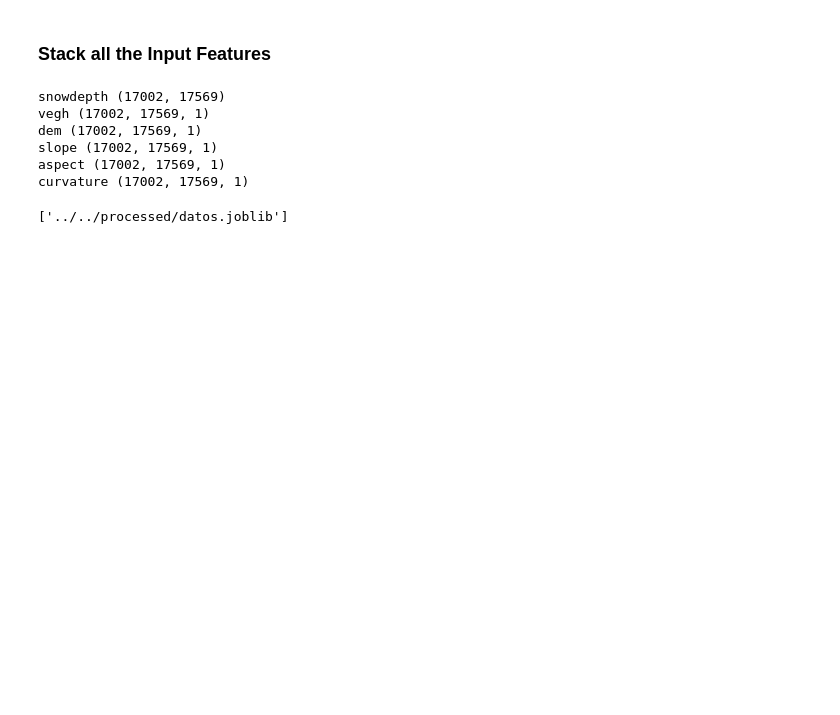
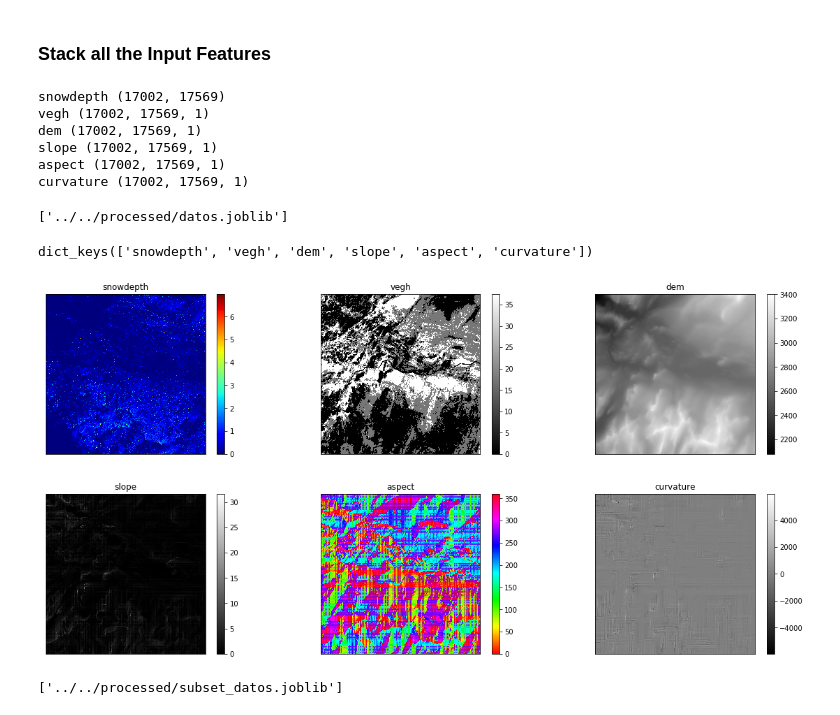
Before and after one commit to geohackweek/ghw2019_deepstac, a Jupyter notebook: notebooks/jag/01b_data_loader_netcdf.ipynb, the cells around one changed output. Drawn from its saved outputs; the diff is of its cells as text; code cells hidden in the pictures; blank space fills up the shorter version.

```diff
--- a/notebooks/jag/01b_data_loader_netcdf.ipynb
+++ b/notebooks/jag/01b_data_loader_netcdf.ipynb
@@ -206,0 +210,47 @@ Ylist = ventana(signal=Y, kernel_size)
+# %%
+datos = joblib.load('../../processed/datos.joblib')
+# %%
+datos.keys()
+# %% [output]
+dict_keys(['snowdepth', 'vegh', 'dem', 'slope', 'aspect', 'curvature'])
+# %%
+ix = 0
+plt.figure(figsize=(20,20))
+tmp = {}
+for llave, data in datos.items():
+    plt.subplot(4,3,ix+1)
+    if llave not in ['UTME', 'UTMN']:
+        if llave == 'aspect':
+            cmap = 'hsv'
+        elif llave == 'snowdepth':
+            cmap = 'jet'
+        else:
+            cmap = 'gray'
+        if llave == 'snowdepth':
+            tmp[llave] = np.flipud(data)[
+                image_size[0]:image_size[1], image_size[0]:image_size[1]
+            ]
+        else:
+            tmp[llave] = data[
+                image_size[0]:image_size[1], image_size[0]:image_size[1]
+            ].squeeze(axis=-1)
+        plt.imshow(
+            tmp[llave],
+            cmap=cmap
+        )
+        plt.title(llave)
+        if ix < 11:
+            plt.gca().axes.get_yaxis().set_visible(False)
+            plt.gca().axes.get_xaxis().set_visible(False)
+        else:
+            plt.xlabel('UTME')
+            plt.ylabel('UTMN')
+        cbar = plt.colorbar()
+        plt.subplots_adjust(left=None, bottom=None, right=None, wspace=None, hspace=0.25)
+        ix = ix + 1
+# %% [output]
+[figure, added]
+# %%
+joblib.dump(tmp, '../../processed/subset_datos.joblib')
+# %% [output]
+['../../processed/subset_datos.joblib']
```
Also changed, not shown: parts of 4 cells of this notebook, 3 other files.
